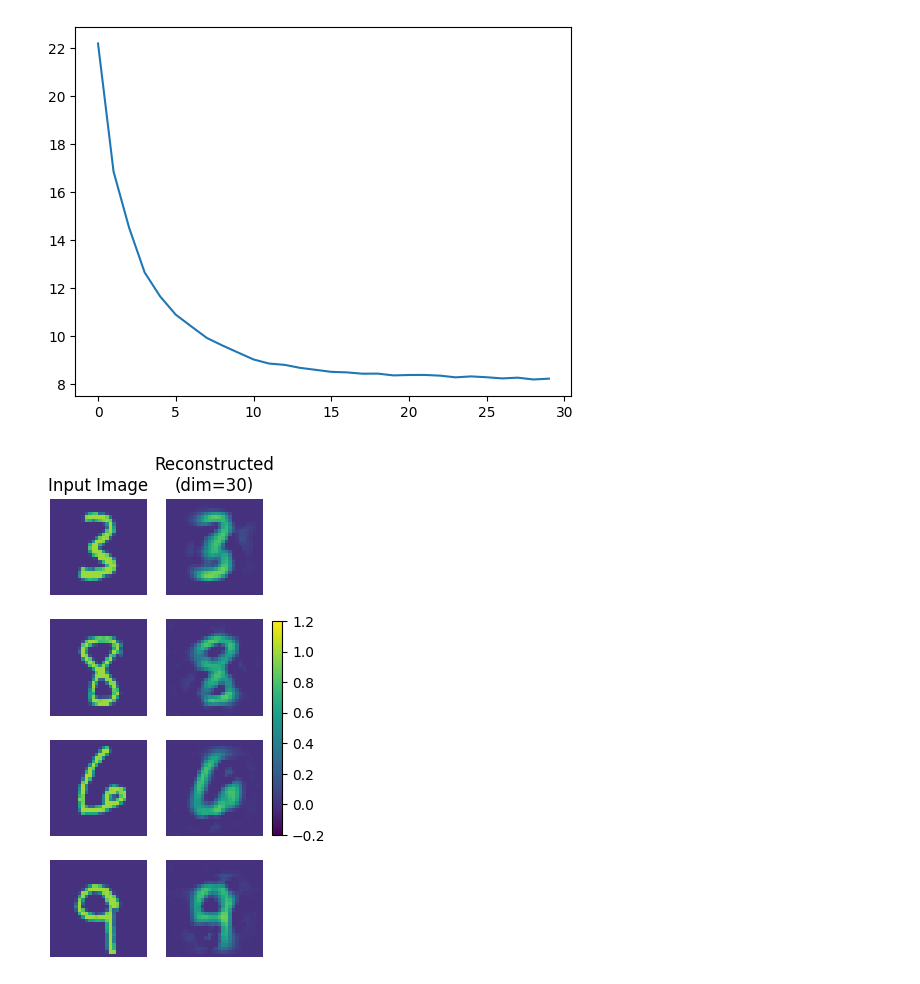
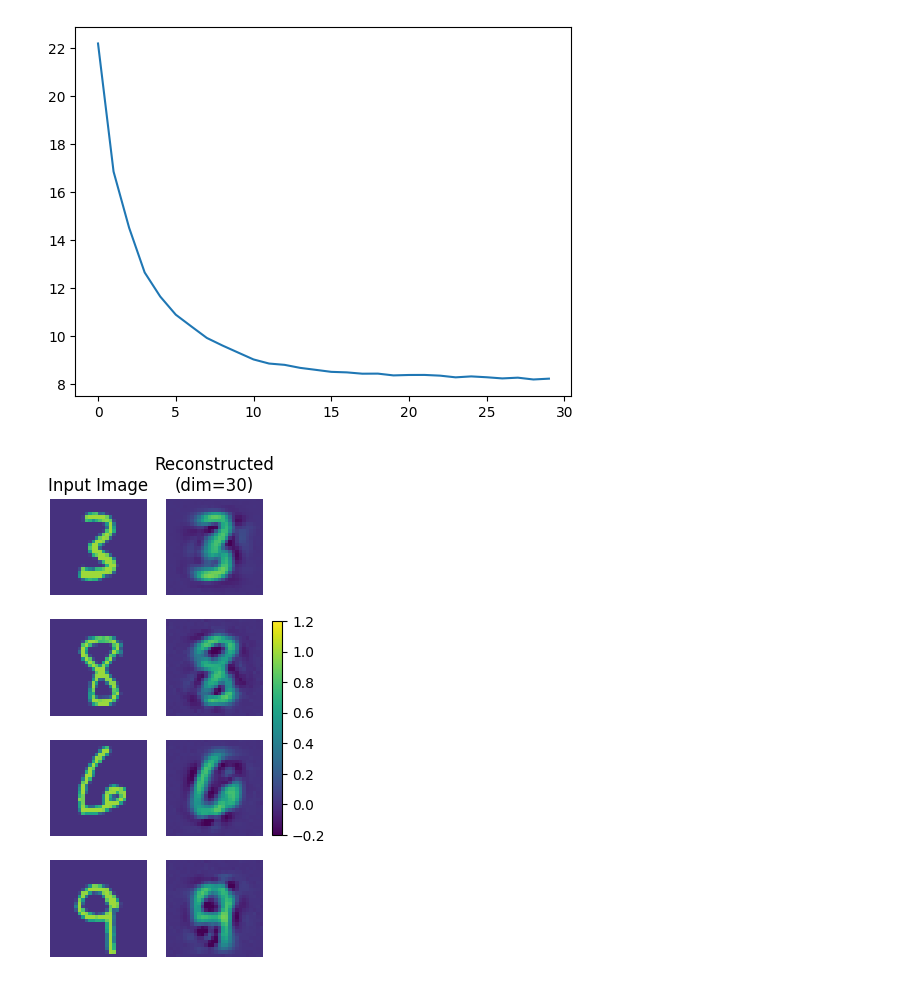
Before and after one commit to stanleytheli/mini-ml, a Jupyter notebook: src/demo_autoencoder.ipynb, the cells around one changed output. Drawn from its saved outputs; the diff is of its cells as text; code cells hidden in the pictures.

Commit message:
Update autoencoder demo - remove output clipping

```diff
--- a/src/demo_autoencoder.ipynb
+++ b/src/demo_autoencoder.ipynb
@@ -48,31 +48,30 @@ plt.plot(training_stats["training_cost"])
 # %%
 total = 4
 square_size = 1.5
 fig, axes = plt.subplots(total, 2, figsize=(square_size*2, square_size*total))  # 1 row, 2 columns
 
 vmin = -0.2
 vmax = 1.2
 
 for test_image_index in range(total):
 
     test_image = mnist_val[test_image_index][0]
     ae_output = autoencoder.feedforward(np.array([test_image]))
     ae_output = np.reshape(ae_output, (28, 28))
-    ae_output = np.clip(ae_output, 0, 1)
 
     im1 = axes[test_image_index][0].imshow(test_image, vmin = vmin, vmax = vmax)
     im2 = axes[test_image_index][1].imshow(ae_output, vmin = vmin, vmax = vmax)
 
     if test_image_index == 0:
         axes[test_image_index][0].set_title("Input Image")
         axes[test_image_index][1].set_title("Reconstructed\n(dim=30)")
 
 cbar = fig.colorbar(im1, ax=axes, orientation='vertical', fraction=0.046, pad=0.04)
 
 for axarr_1d in axes:
     for ax in axarr_1d:
         ax.axis("off")
 
 plt.show()
 # %% [output]
-[figure, old version]
+[figure, new version]
```
